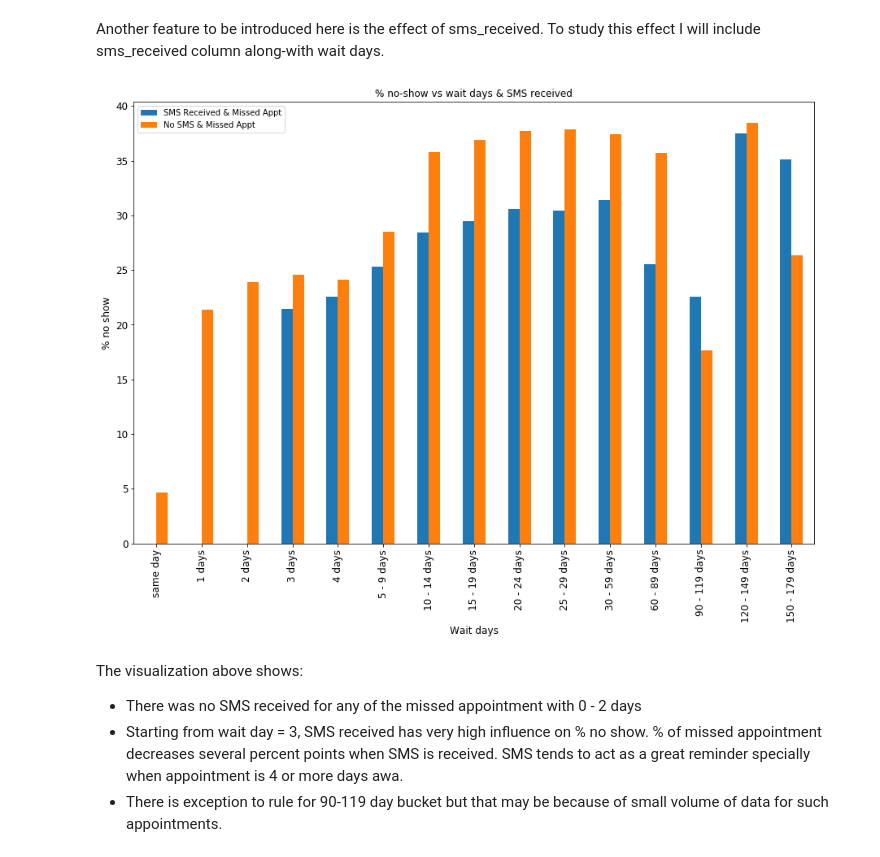
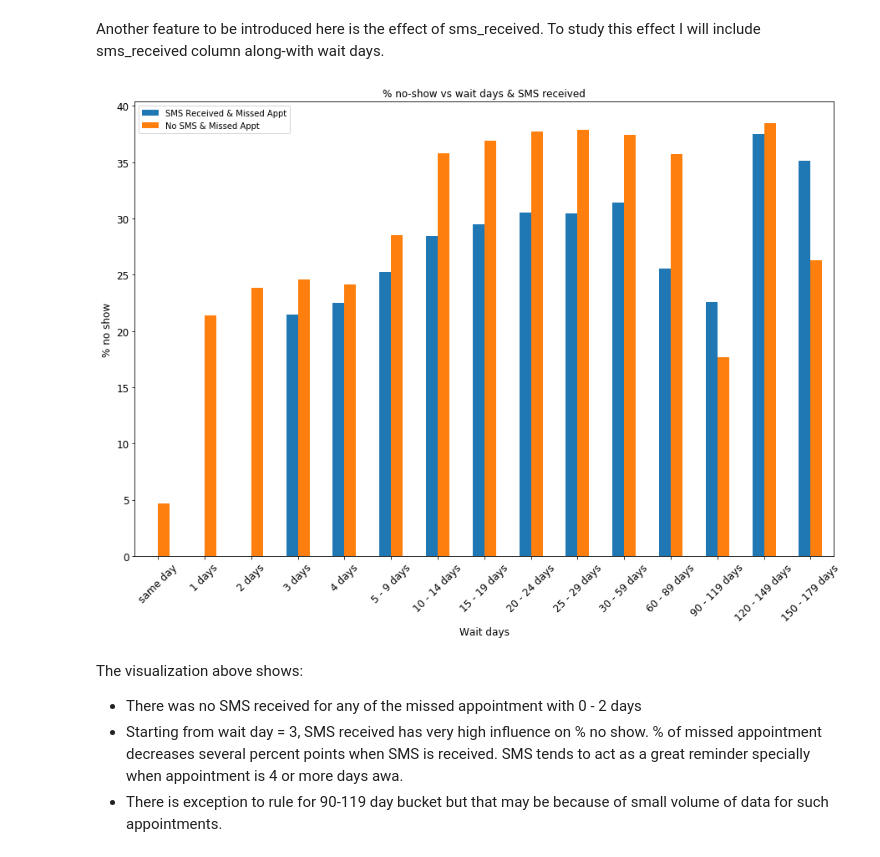
Before and after one commit to abhimita/no-show-analysis, a Jupyter notebook: Medical appointment analysis.ipynb, the cells around one changed output. Cells and saved outputs as stored; diff of their text form; code cells hidden in the pictures.

```diff
--- a/Medical appointment analysis.ipynb
+++ b/Medical appointment analysis.ipynb
@@ -277,7 +277,8 @@ for c in ['scholarship', 'hypertension', 'diabetes', 'alcoholism', 'handicap', '
 appt_df['scheduled_date'] = pd.DatetimeIndex(appt_df.scheduled_day).normalize()
 appt_df['appointment_date'] = pd.DatetimeIndex(appt_df.appointment_day).normalize()
 # Compute wait days as difference of days between appointment date and scheduled date
-appt_df['wait_days'] = (appt_df.appointment_date - appt_df.scheduled_date).apply(lambda x: int(x/np.timedelta64(1, 'D')))
+appt_df['wait_days'] = (appt_df.appointment_date - appt_df.scheduled_date).apply(
+    lambda x: int(x / np.timedelta64(1, 'D')))
 appt_df['appt_day_of_week'] = appt_df['appointment_date'].dt.weekday_name
 appt_df['schedule_day_of_week'] = appt_df['scheduled_date'].dt.weekday_name
 appt_df.info()
@@ -666,54 +671,51 @@ The above visualization highlights several interesting facts. For same day appoi
 Another feature to be introduced here is the effect of sms_received. To study this effect I will include sms_received column along-with wait days.
 # %%
 agg_wait_days_df = \
-gender_wait_day_df[['wait_day_bin', 'sms_received', 'no_show', 'appt_cnt']]\
-.groupby(['wait_day_bin', 'sms_received', 'no_show'])\
-.agg({'appt_cnt': 'sum'})\
-.reset_index()
+    gender_wait_day_df[['wait_day_bin', 'sms_received', 'no_show', 'appt_cnt']] \
+        .groupby(['wait_day_bin', 'sms_received', 'no_show']) \
+        .agg({'appt_cnt': 'sum'}) \
+        .reset_index()
 
 agg_wait_days_df['no_show'] = agg_wait_days_df.no_show.apply(lambda x: 'no_show' if x == True else 'show')
 
+pivoted_df = \
+    pd.pivot_table(
+        agg_wait_days_df,
+        index=['wait_day_bin', 'sms_received'],
+        columns=['no_show'],
+        values='appt_cnt',
+        fill_value=0) \
+        .reset_index()[['wait_day_bin', 'sms_received', 'no_show', 'show']]
 
-pivoted_df = \
-pd.pivot_table(
-    agg_wait_days_df,
-    index=['wait_day_bin', 'sms_received'],
-    columns=['no_show'],
-    values='appt_cnt',
-    fill_value=0)\
-.reset_index()[['wait_day_bin', 'sms_received', 'no_show', 'show']]
+pivoted_df = pivoted_df.assign(total_appt_cnt=pivoted_df.no_show + pivoted_df.show)
+pivoted_df = pivoted_df.assign(pct_missed_appt=pivoted_df.no_show * 100 / pivoted_df.total_appt_cnt)
 
-pivoted_df = pivoted_df.assign(total_appt_cnt = pivoted_df.no_show + pivoted_df.show)
-pivoted_df = pivoted_df.assign(pct_missed_appt = pivoted_df.no_show * 100/ pivoted_df.total_appt_cnt)
-pivoted_df
-
-#pivoted_df['sms_received'] = \
-#pivoted_df['sms_received'].apply(lambda x: 'sms_missed_appt' if x == True else 'no_sms_missed_appt')
-
-sms_df = pivoted_df[['wait_day_bin', 'sms_received', 'pct_missed_appt']].query('sms_received == True')\
-[['wait_day_bin', 'pct_missed_appt']].rename(columns={'pct_missed_appt': 'sms_missed_appt'})
-no_sms_df = pivoted_df[['wait_day_bin', 'sms_received', 'pct_missed_appt']].query('sms_received == False')\
-[['wait_day_bin', 'pct_missed_appt']].rename(columns={'pct_missed_appt': 'no_sms_missed_appt'})
+sms_df = pivoted_df[['wait_day_bin', 'sms_received', 'pct_missed_appt']].query('sms_received == True') \
+    [['wait_day_bin', 'pct_missed_appt']].rename(columns={'pct_missed_appt': 'sms_missed_appt'})
+no_sms_df = pivoted_df[['wait_day_bin', 'sms_received', 'pct_missed_appt']].query('sms_received == False') \
+    [['wait_day_bin', 'pct_missed_appt']].rename(columns={'pct_missed_appt': 'no_sms_missed_appt'})
 
 combined_df = sms_df.merge(no_sms_df, left_on='wait_day_bin', right_on='wait_day_bin', how='outer')
 
 combined_df['wait_day_bin'] = pd.Categorical(combined_df['wait_day_bin'], all_bins)
 
 ax = \
-combined_df.sort_values(by=['wait_day_bin'])[['wait_day_bin', 'sms_missed_appt', 'no_sms_missed_appt']]\
-.set_index('wait_day_bin')\
-.plot.bar(
-    figsize=(15,10),
-    legend=True,
-    fontsize=12,
-    title='% no-show vs wait days & SMS received'
+    combined_df.sort_values(by=['wait_day_bin'])[['wait_day_bin', 'sms_missed_appt', 'no_sms_missed_appt']] \
+        .set_index('wait_day_bin') \
+        .plot.bar(
+        figsize=(15, 10),
+        legend=True,
+        fontsize=12,
+        title='% no-show vs wait days & SMS received'
     );
 
 ax.set_xlabel("Wait days", fontsize=12)
 ax.set_ylabel("% no show", fontsize=12)
 ax.legend(['SMS Received & Missed Appt', 'No SMS & Missed Appt']);
+
+ax.set_xticklabels(all_bins, rotation=45);
 # %% [output]
-[figure, old version]
+[figure, new version]
 # %% [markdown]
 The visualization above shows:
 
```
Also changed, not shown: parts of 7 cells of this notebook, 1 other file.
